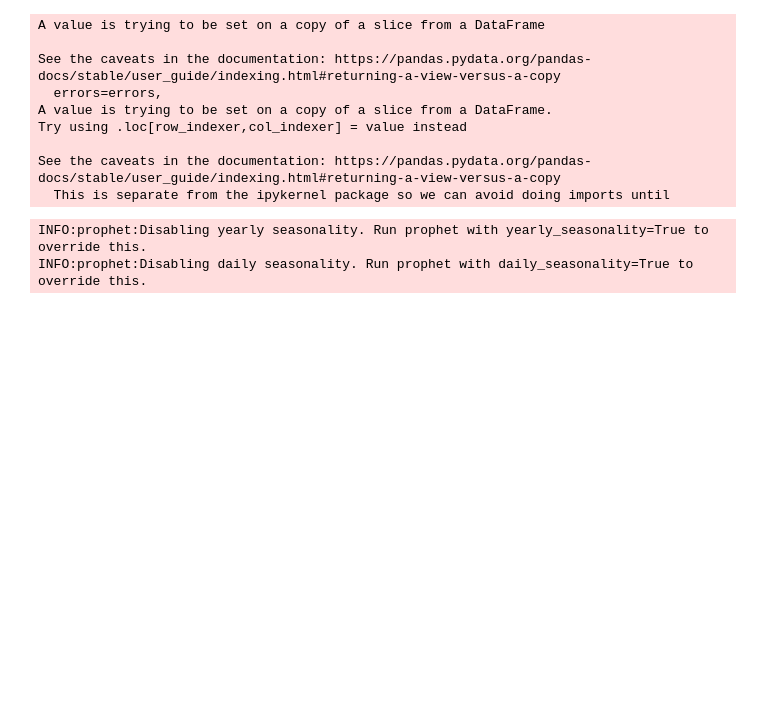
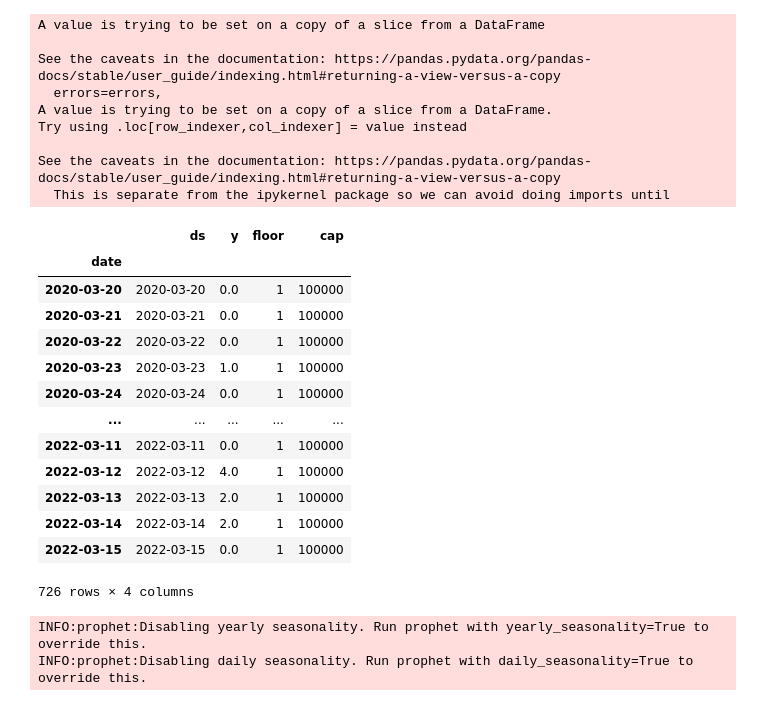
Before and after one commit to Bensylent/ZWE_Covid_TSA, a Jupyter notebook: ZWE_Cases_forecast.ipynb, the cells around one changed output. Cells and saved outputs as stored; diff of their text form; code cells hidden in the pictures; blank space fills up the shorter version.

```diff
--- a/ZWE_Cases_forecast.ipynb
+++ b/ZWE_Cases_forecast.ipynb
@@ -925,6 +925,23 @@ Try using .loc[row_indexer,col_indexer] = value instead
 
 See the caveats in the documentation: https://pandas.pydata.org/pandas-docs/stable/user_guide/indexing.html#returning-a-view-versus-a-copy
   This is separate from the ipykernel package so we can avoid doing imports until
+# %%
+newDeaths
+# %% [output]
+|  | ds | y | floor | cap |
+| date |  |  |  |  |
+| 2020-03-20 | 2020-03-20 | 0.0 | 1 | 100000 |
+| 2020-03-21 | 2020-03-21 | 0.0 | 1 | 100000 |
+| 2020-03-22 | 2020-03-22 | 0.0 | 1 | 100000 |
+| 2020-03-23 | 2020-03-23 | 1.0 | 1 | 100000 |
+| 2020-03-24 | 2020-03-24 | 0.0 | 1 | 100000 |
+| ... | ... | ... | ... | ... |
+| 2022-03-11 | 2022-03-11 | 0.0 | 1 | 100000 |
+| 2022-03-12 | 2022-03-12 | 4.0 | 1 | 100000 |
+| 2022-03-13 | 2022-03-13 | 2.0 | 1 | 100000 |
+| 2022-03-14 | 2022-03-14 | 2.0 | 1 | 100000 |
+| 2022-03-15 | 2022-03-15 | 0.0 | 1 | 100000 |
+726 rows × 4 columns
 # %%
 deathObj = Prophet(growth='logistic')
 deathObj.fit(newDeaths)
```
Also changed, not shown: parts of 10 cells of this notebook.
